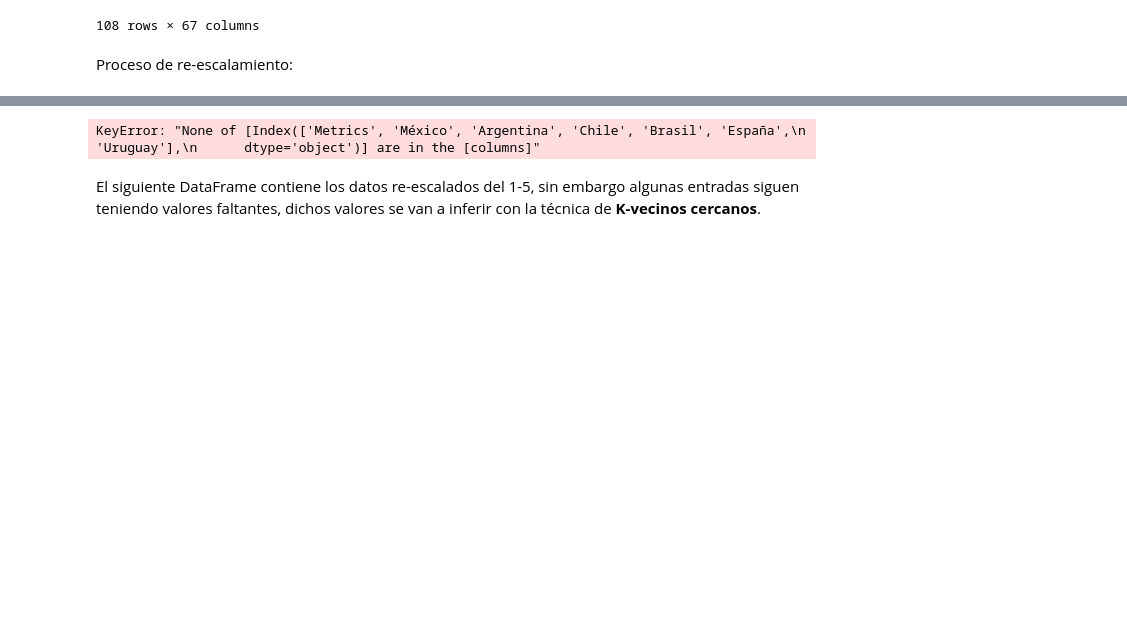
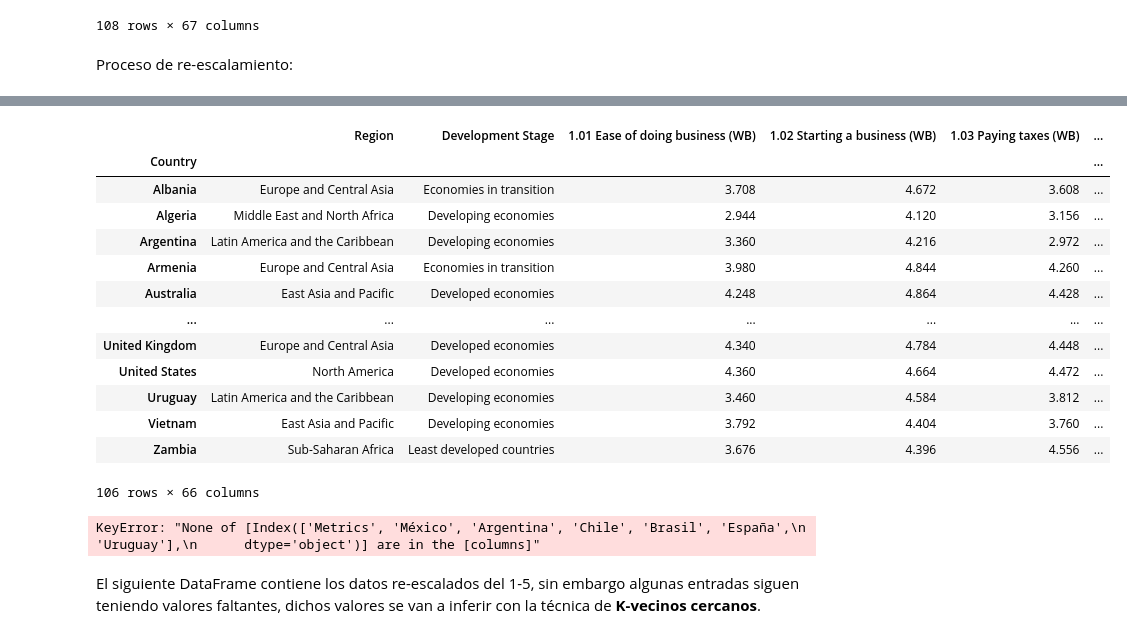
Before and after one commit to OlgaMMC/iGED_new_repo, a Jupyter notebook: Olga/GED_ieco_106_countries.ipynb, the cells around one changed output, grey strips where cells are left out. Saved outputs shown, nothing was run; the diff lists cells and outputs as text; code cells hidden in the pictures; blank space fills up the shorter version.

```diff
--- a/Olga/GED_ieco_106_countries.ipynb
+++ b/Olga/GED_ieco_106_countries.ipynb
@@ -66,3 +85,27 @@ maximums = df.iloc[107,1:].astype(float).values
+# %%
+columns = df.columns.values.tolist()
+
+for column, minval, maxval in zip(columns, minimums, maximums):
+    if column not in ['Region', 'Development Stage']:
+        df[column] = df[column].apply(lambda x: (x-minval)/(maxval-minval))
+        df[column] = df[column].apply(lambda x: 1+4*x)
+
+df
+# %% [output]
+|  | Region | Development Stage | 1.01 Ease of doing business (WB) | 1.02 Starting a business (WB) | 1.03 Paying taxes (WB) | ... |
+| Country |  |  |  |  |  | ... |
+| Albania | Europe and Central Asia | Economies in transition | 3.708 | 4.672 | 3.608 | ... |
+| Algeria | Middle East and North Africa | Developing economies | 2.944 | 4.120 | 3.156 | ... |
+| Argentina | Latin America and the Caribbean | Developing economies | 3.360 | 4.216 | 2.972 | ... |
+| Armenia | Europe and Central Asia | Economies in transition | 3.980 | 4.844 | 4.260 | ... |
+| Australia | East Asia and Pacific | Developed economies | 4.248 | 4.864 | 4.428 | ... |
+| ... | ... | ... | ... | ... | ... | ... |
+| United Kingdom | Europe and Central Asia | Developed economies | 4.340 | 4.784 | 4.448 | ... |
+| United States | North America | Developed economies | 4.360 | 4.664 | 4.472 | ... |
+| Uruguay | Latin America and the Caribbean | Developing economies | 3.460 | 4.584 | 3.812 | ... |
+| Vietnam | East Asia and Pacific | Developing economies | 3.792 | 4.404 | 3.760 | ... |
+| Zambia | Sub-Saharan Africa | Least developed countries | 3.676 | 4.396 | 4.556 | ... |
+106 rows × 66 columns
 # %%
 all_columns = df.columns.values.tolist()
 
```
Also changed, not shown: parts of 2 cells of this notebook, 7 other files.
